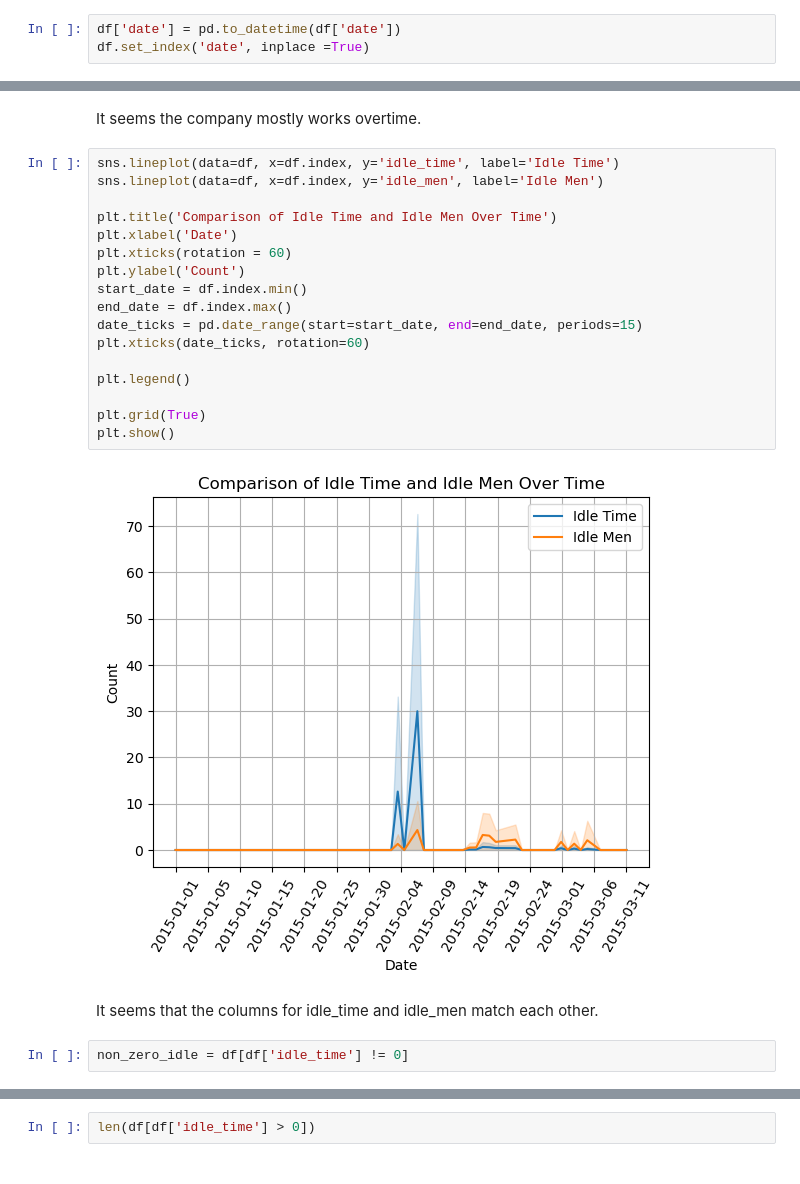
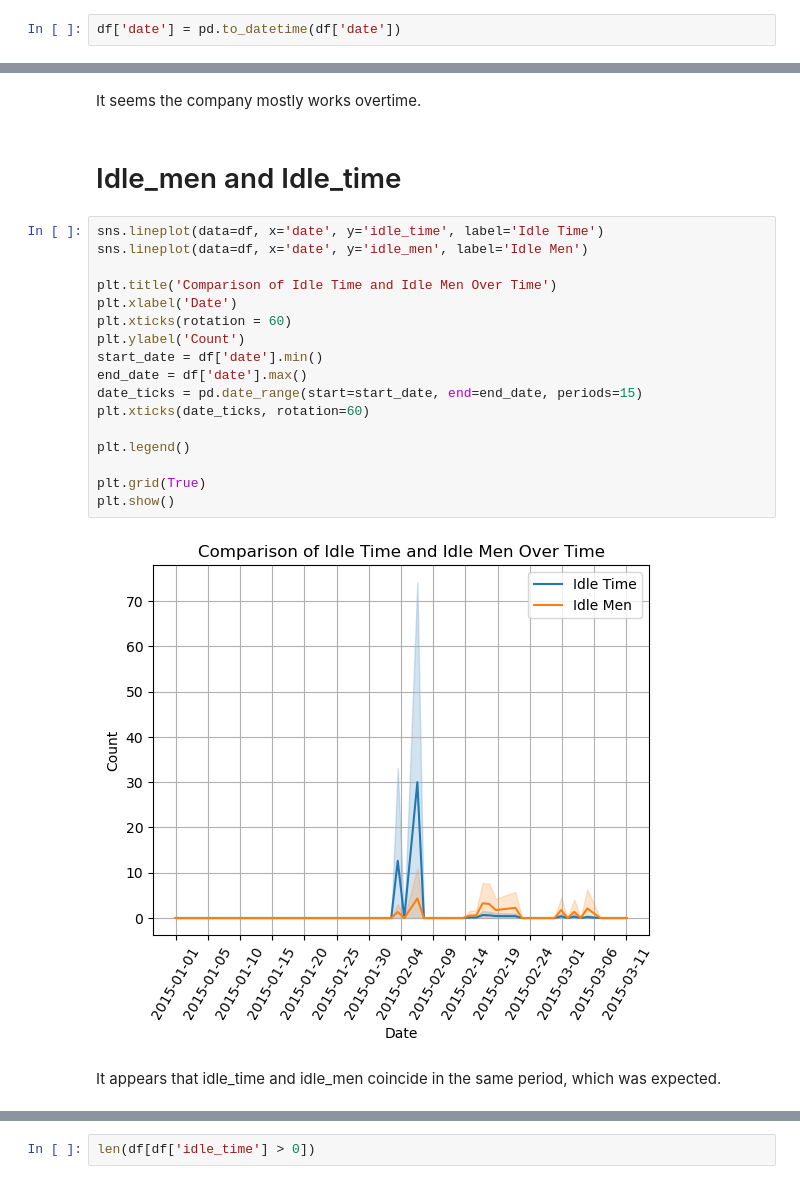
Before and after one commit to caglaco/Productivity-Prediction-of-Garment-Employees, a Jupyter notebook: Garment_Employees.ipynb, the cells around one changed output, grey strips where cells are left out. Drawn from its saved outputs; the diff is of its cells as text.

```diff
--- a/Garment_Employees.ipynb
+++ b/Garment_Employees.ipynb
@@ -140,7 +146,6 @@ dtypes: float64(6), int64(5), object(4)
 memory usage: 140.4+ KB
 # %%
 df['date'] = pd.to_datetime(df['date'])
-df.set_index('date', inplace =True)
 # %%
 df.hist(figsize=(15, 10), bins=30, edgecolor='k', alpha=0.7)
 plt.tight_layout()
@@ -230,26 +235,26 @@ len(df[df['over_time'] > 0])
 1166
 # %% [markdown]
 It seems the company mostly works overtime.
+# %% [markdown]
+# Idle_men and Idle_time
 # %%
-sns.lineplot(data=df, x=df.index, y='idle_time', label='Idle Time')
-sns.lineplot(data=df, x=df.index, y='idle_men', label='Idle Men')
+sns.lineplot(data=df, x='date', y='idle_time', label='Idle Time')
+sns.lineplot(data=df, x='date', y='idle_men', label='Idle Men')
 
 plt.title('Comparison of Idle Time and Idle Men Over Time')
 plt.xlabel('Date')
 plt.xticks(rotation = 60)
 plt.ylabel('Count')
-start_date = df.index.min()
-end_date = df.index.max()
+start_date = df['date'].min()
+end_date = df['date'].max()
 date_ticks = pd.date_range(start=start_date, end=end_date, periods=15)
 plt.xticks(date_ticks, rotation=60)
 
 plt.legend()
 
 plt.grid(True)
 plt.show()
 # %% [output]
-[figure, old version]
+[figure, new version]
 # %% [markdown]
-It seems that the columns for idle_time and idle_men match each other.
+It appears that idle_time and idle_men coincide in the same period, which was expected.
-# %%
-non_zero_idle = df[df['idle_time'] != 0]
```
Also changed, not shown: parts of 86 cells of this notebook.
